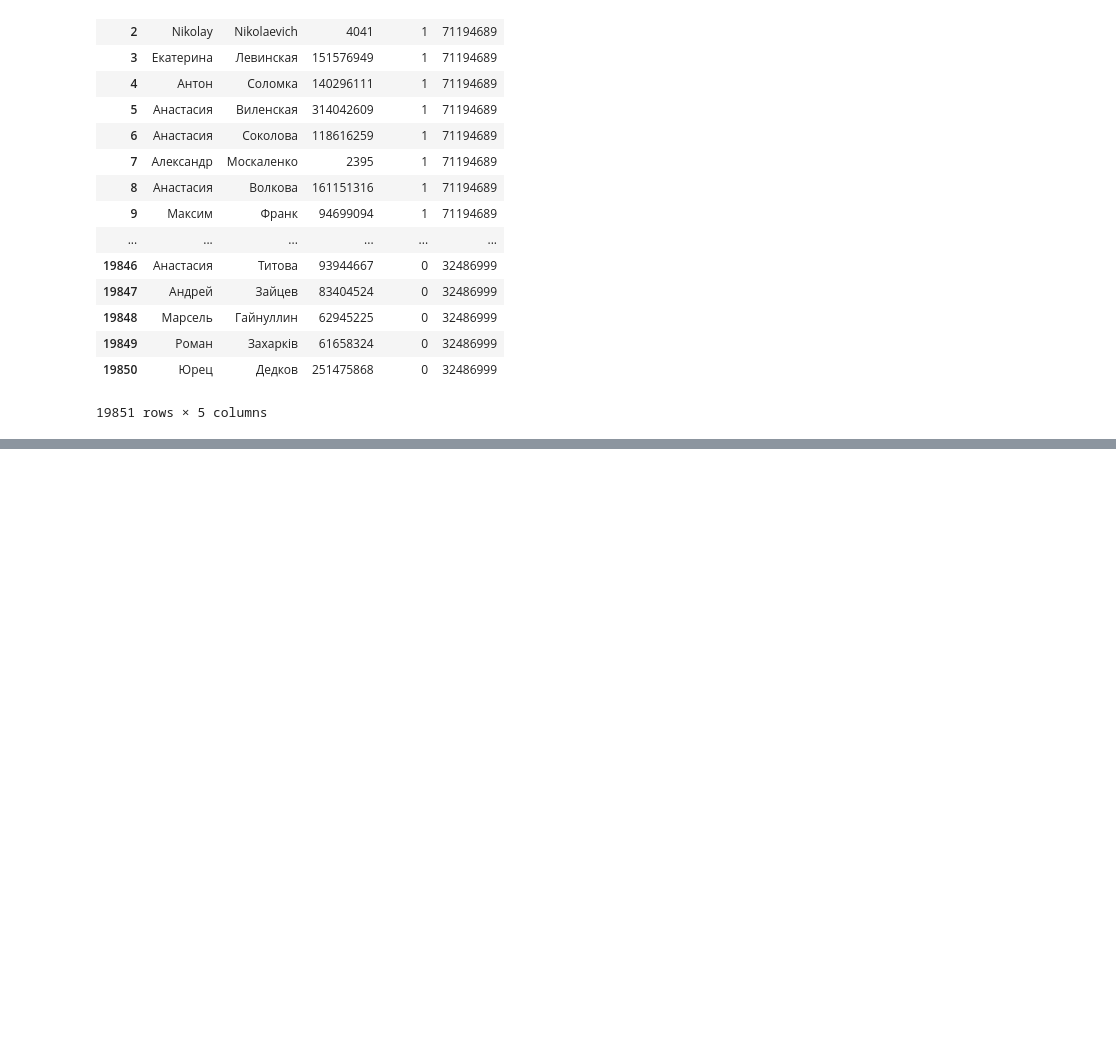
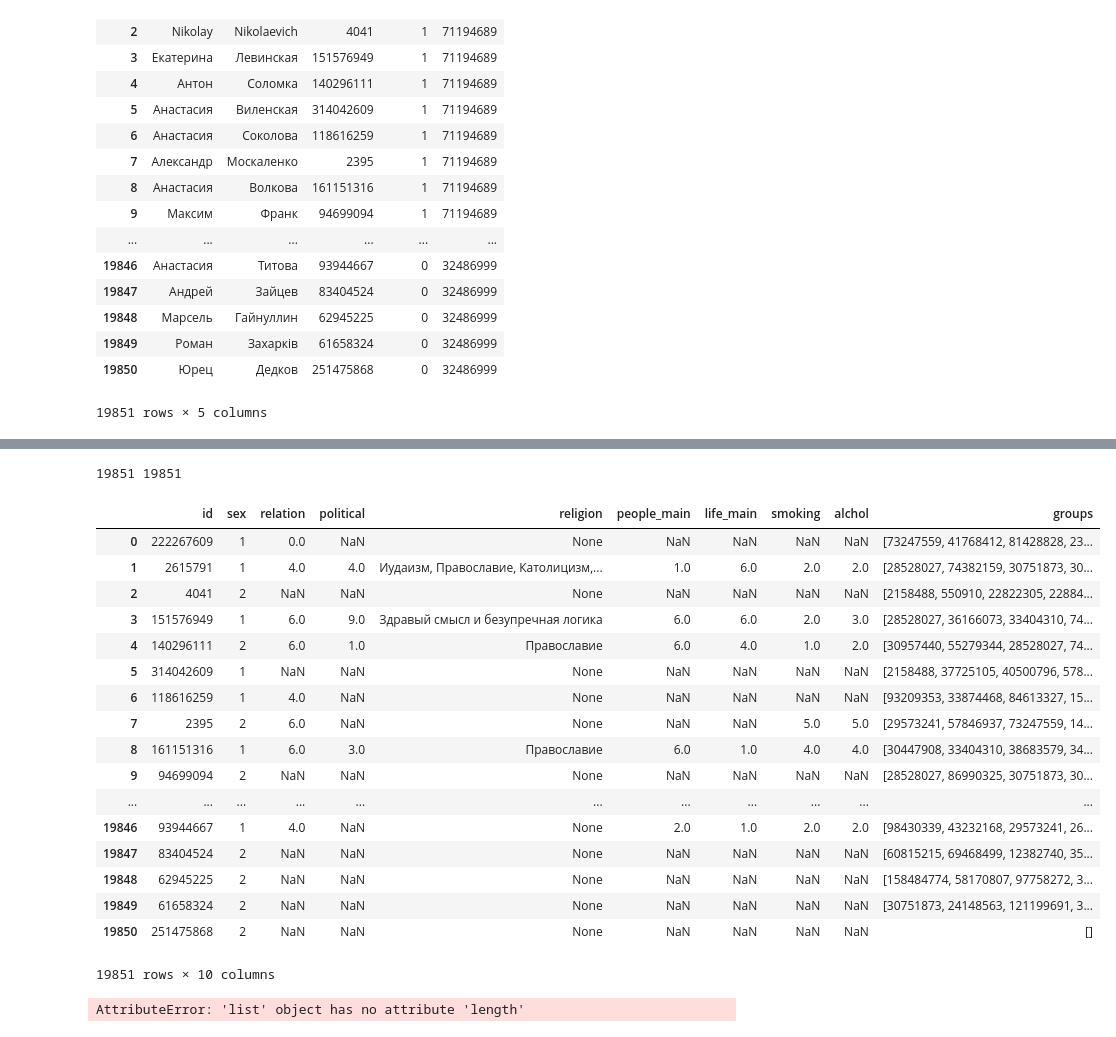
Before and after one commit to tera201/FilterVK, a Jupyter notebook: UseData.ipynb, the cells around one changed output, grey strips where cells are left out. Drawn from its saved outputs; the diff is of its cells as text; code cells hidden in the pictures; blank space fills up the shorter version.

```diff
--- a/UseData.ipynb
+++ b/UseData.ipynb
@@ -36,19 +36,37 @@ api = 'https://api.vk.com/method/'
 key = open("text.txt")
 token = key.readline()[0:-1]
 # %%
-data = {
+data = {'id': [],
     'sex': [], 'relation': [],
     'political': [], 'religion': [], 'people_main': [], 'life_main': [],
-    'smoking': [], 'alchol': [], 'groups': [],
+    'smoking': [], 'alchol': [], 'groups': []
 }
 # %%
 for uid in tqdm.tqdm_notebook(ids):
+    ID=','.join(list(map(str, uid)))
+    IDg=[]
     time.sleep(0.1)
-    gays = requests.get(api + 'execute.infoUsers' + '?id=' + ','.join(list(map(str, uid)))+ '&v=5.85' + token).json()
-    groups = gays['response'][1]
-    get = gays['response'][0][0]
-    if type(groups) == type(False):
-        print(groups)
+    gays = requests.get(api + 'execute.infoUser' + '?id=' + ID + '&v=5.85' + token).json()
+    get = gays['response'][0]
+
+    for x in get:
+        data['id'].append(x['id'])
+        data['sex'].append(x['sex'])
+        data['religion'].append(x.setdefault('personal', {}).setdefault('religion', None))
+        data['relation'].append(x.setdefault('relation', None))
+        data['political'].append(x.setdefault('personal', {}).setdefault('political', None))
+        data['people_main'].append(x.setdefault('personal', {}).setdefault('people_main', None))
+        data['life_main'].append(x.setdefault('personal', {}).setdefault('life_main', None))
+        data['smoking'].append(x.setdefault('personal', {}).setdefault('smoking', None))
+        data['alchol'].append(x.setdefault('personal', {}).setdefault('alcohol', None))
+        IDg.append(x['id'])
+
+    time.sleep(0.3)
+
+    ID=','.join(list(map(str, IDg)))
+    groups =requests.get(api + 'execute.infoUsers' + '?id=' + ID + '&v=5.85' + token).json()['response']
+
+    #print(len(groups),len(get))
     for user in groups:
         tmp = []
         if type(user) == type(False):
@@ -57,19 +75,39 @@ for uid in tqdm.tqdm_notebook(ids):
         for group in user['items']:
             tmp.append(group.setdefault('id', None))
         data['groups'].append(tmp)
-
-    for x in get:
-        data['sex'].append(x['sex'])
-        data['religion'].append(x.setdefault('personal', {}).setdefault('religion', None))
-        data['relation'].append(x.setdefault('relation', None))
-        data['political'].append(x.setdefault('personal', {}).setdefault('political', None))
-        data['people_main'].append(x.setdefault('personal', {}).setdefault('people_main', None))
-        data['life_main'].append(x.setdefault('personal', {}).setdefault('life_main', None))
-        data['smoking'].append(x.setdefault('personal', {}).setdefault('smoking', None))
-        data['alchol'].append(x.setdefault('personal', {}).setdefault('alcohol', None))
 # %% [output]
 [interactive output not drawn]
 # %%
 import pickle
 with open('FullFrame.pickle', 'wb') as f:
     pickle.dump(data, f)
+# %%
+print(len(data['groups']),len(data['id']))
+# %% [output]
+19851 19851
+# %%
+frame = pandas.DataFrame(data)
+frame
+# %% [output]
+|  | id | sex | relation | political | religion | people_main | life_main | smoking | alchol | groups |
+| 0 | 222267609 | 1 | 0.0 | NaN | None | NaN | NaN | NaN | NaN | [73247559, 41768412, 81428828, 23... |
+| 1 | 2615791 | 1 | 4.0 | 4.0 | Иудаизм, Православие, Католицизм,... | 1.0 | 6.0 | 2.0 | 2.0 | [28528027, 74382159, 30751873, 30... |
+| 2 | 4041 | 2 | NaN | NaN | None | NaN | NaN | NaN | NaN | [2158488, 550910, 22822305, 22884... |
+| 3 | 151576949 | 1 | 6.0 | 9.0 | Здравый смысл и безупречная логика | 6.0 | 6.0 | 2.0 | 3.0 | [28528027, 36166073, 33404310, 74... |
+| 4 | 140296111 | 2 | 6.0 | 1.0 | Православие | 6.0 | 4.0 | 1.0 | 2.0 | [30957440, 55279344, 28528027, 74... |
+| 5 | 314042609 | 1 | NaN | NaN | None | NaN | NaN | NaN | NaN | [2158488, 37725105, 40500796, 578... |
+| 6 | 118616259 | 1 | 4.0 | NaN | None | NaN | NaN | NaN | NaN | [93209353, 33874468, 84613327, 15... |
+| 7 | 2395 | 2 | 6.0 | NaN | None | NaN | NaN | 5.0 | 5.0 | [29573241, 57846937, 73247559, 14... |
+| 8 | 161151316 | 1 | 6.0 | 3.0 | Православие | 6.0 | 1.0 | 4.0 | 4.0 | [30447908, 33404310, 38683579, 34... |
+| 9 | 94699094 | 2 | NaN | NaN | None | NaN | NaN | NaN | NaN | [28528027, 86990325, 30751873, 30... |
+| ... | ... | ... | ... | ... | ... | ... | ... | ... | ... | ... |
+| 19846 | 93944667 | 1 | 4.0 | NaN | None | 2.0 | 1.0 | 2.0 | 2.0 | [98430339, 43232168, 29573241, 26... |
+| 19847 | 83404524 | 2 | NaN | NaN | None | NaN | NaN | NaN | NaN | [60815215, 69468499, 12382740, 35... |
+| 19848 | 62945225 | 2 | NaN | NaN | None | NaN | NaN | NaN | NaN | [158484774, 58170807, 97758272, 3... |
+| 19849 | 61658324 | 2 | NaN | NaN | None | NaN | NaN | NaN | NaN | [30751873, 24148563, 121199691, 3... |
+| 19850 | 251475868 | 2 | NaN | NaN | None | NaN | NaN | NaN | NaN | [] |
+19851 rows × 10 columns
+# %%
+print(data["sex"].length )
+# %% [output]
+AttributeError: 'list' object has no attribute 'length'
```
Also changed, not shown: parts of 1 cell of this notebook, 1 other file.
